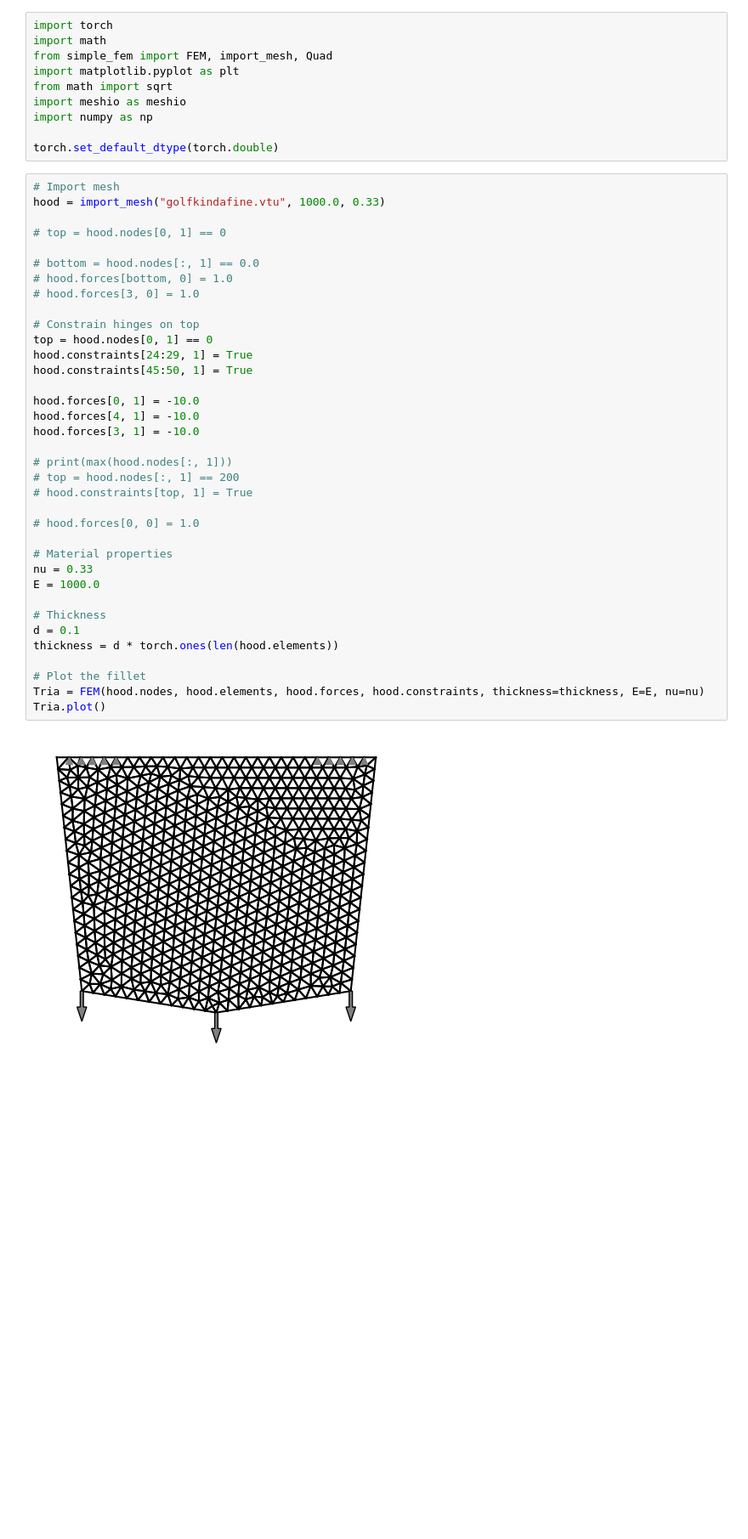
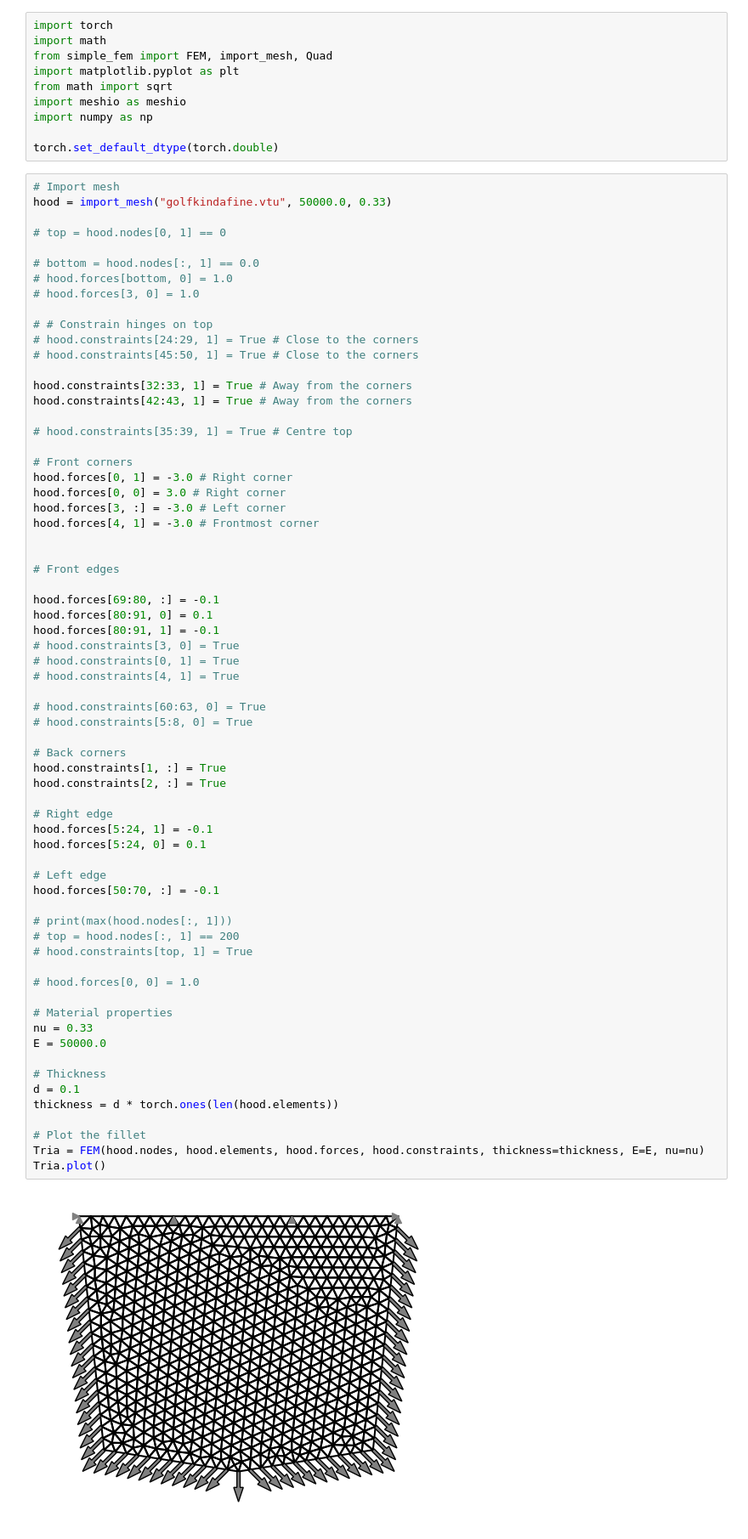
Before and after one commit to neil51/structural_optimization, a Jupyter notebook: notebooks/project topology.ipynb, the cells around one changed output. Shown at 85% size. Drawn from its saved outputs; the diff is of its cells as text; blank space fills up the shorter version.

Commit message:
Fixed horizontal constraints

```diff
--- a/notebooks/project topology.ipynb
+++ b/notebooks/project topology.ipynb
@@ -10,42 +10,72 @@ import numpy as np
 torch.set_default_dtype(torch.double)
 # %%
 # Import mesh
-hood = import_mesh("golfkindafine.vtu", 1000.0, 0.33)
+hood = import_mesh("golfkindafine.vtu", 50000.0, 0.33)
 
 # top = hood.nodes[0, 1] == 0
 
 # bottom = hood.nodes[:, 1] == 0.0
 # hood.forces[bottom, 0] = 1.0
 # hood.forces[3, 0] = 1.0
 
-# Constrain hinges on top
-top = hood.nodes[0, 1] == 0
-hood.constraints[24:29, 1] = True
-hood.constraints[45:50, 1] = True
+# # Constrain hinges on top
+# hood.constraints[24:29, 1] = True # Close to the corners
+# hood.constraints[45:50, 1] = True # Close to the corners
 
-hood.forces[0, 1] = -10.0
-hood.forces[4, 1] = -10.0
-hood.forces[3, 1] = -10.0
+hood.constraints[32:33, 1] = True # Away from the corners
+hood.constraints[42:43, 1] = True # Away from the corners
+
+# hood.constraints[35:39, 1] = True # Centre top
+
+# Front corners
+hood.forces[0, 1] = -3.0 # Right corner
+hood.forces[0, 0] = 3.0 # Right corner
+hood.forces[3, :] = -3.0 # Left corner
+hood.forces[4, 1] = -3.0 # Frontmost corner
+
+
+# Front edges
+
+hood.forces[69:80, :] = -0.1
+hood.forces[80:91, 0] = 0.1
+hood.forces[80:91, 1] = -0.1
+# hood.constraints[3, 0] = True
+# hood.constraints[0, 1] = True
+# hood.constraints[4, 1] = True
+
+# hood.constraints[60:63, 0] = True
+# hood.constraints[5:8, 0] = True
+
+# Back corners
+hood.constraints[1, :] = True
+hood.constraints[2, :] = True
+
+# Right edge
+hood.forces[5:24, 1] = -0.1
+hood.forces[5:24, 0] = 0.1
+
+# Left edge
+hood.forces[50:70, :] = -0.1
 
 # print(max(hood.nodes[:, 1]))
 # top = hood.nodes[:, 1] == 200
 # hood.constraints[top, 1] = True
 
 # hood.forces[0, 0] = 1.0
 
 # Material properties
 nu = 0.33
-E = 1000.0
+E = 50000.0
 
 # Thickness
 d = 0.1
 thickness = d * torch.ones(len(hood.elements))
 
 # Plot the fillet
 Tria = FEM(hood.nodes, hood.elements, hood.forces, hood.constraints, thickness=thickness, E=E, nu=nu)
 Tria.plot()
 # %% [output]
-[figure, old version]
+[figure, new version]
 # %%
 # Solve
 u, f = Tria.solve()
```
Also changed, not shown: parts of 2 cells of this notebook, 2 other files.
